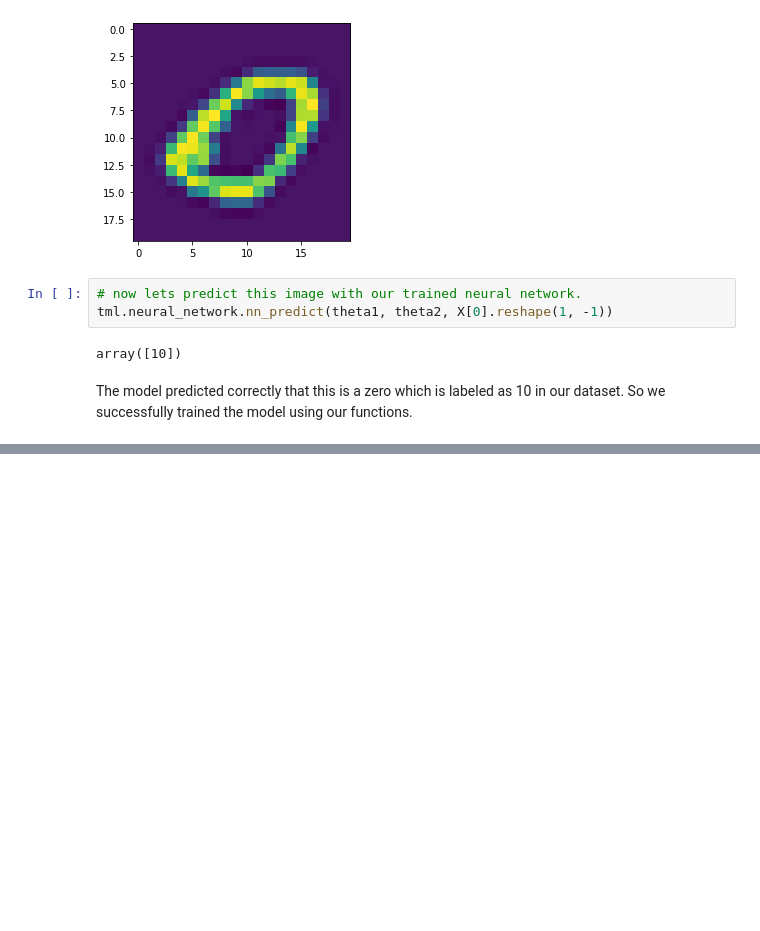
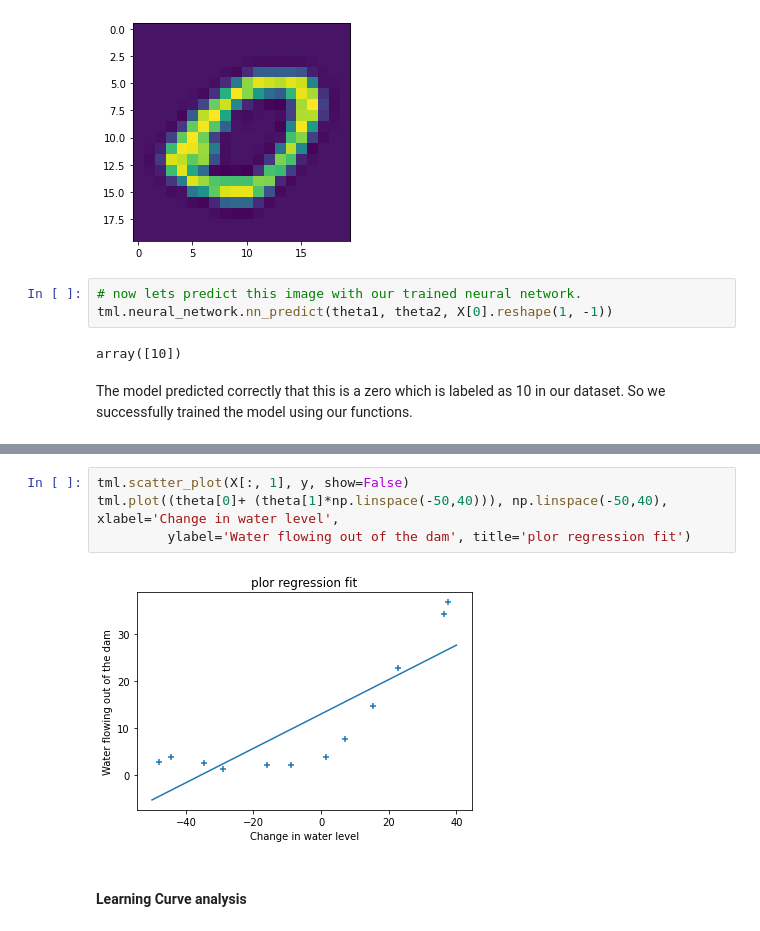
Before and after one commit to shamimtowhid/traditional_ML, a Jupyter notebook: Examples.ipynb, the cells around one changed output, grey strips where cells are left out. Drawn from its saved outputs; the diff is of its cells as text; blank space fills up the shorter version.

```diff
--- a/Examples.ipynb
+++ b/Examples.ipynb
@@ -418,0 +468,8 @@ The model predicted correctly that this is a zero which is labeled as 10 in our
+# %%
+tml.scatter_plot(X[:, 1], y, show=False)
+tml.plot((theta[0]+ (theta[1]*np.linspace(-50,40))), np.linspace(-50,40), xlabel='Change in water level',
+         ylabel='Water flowing out of the dam', title='plor regression fit')
+# %% [output]
+[figure, added]
+# %% [markdown]
+#### Learning Curve analysis
```
Also changed, not shown: parts of 22 cells of this notebook.
